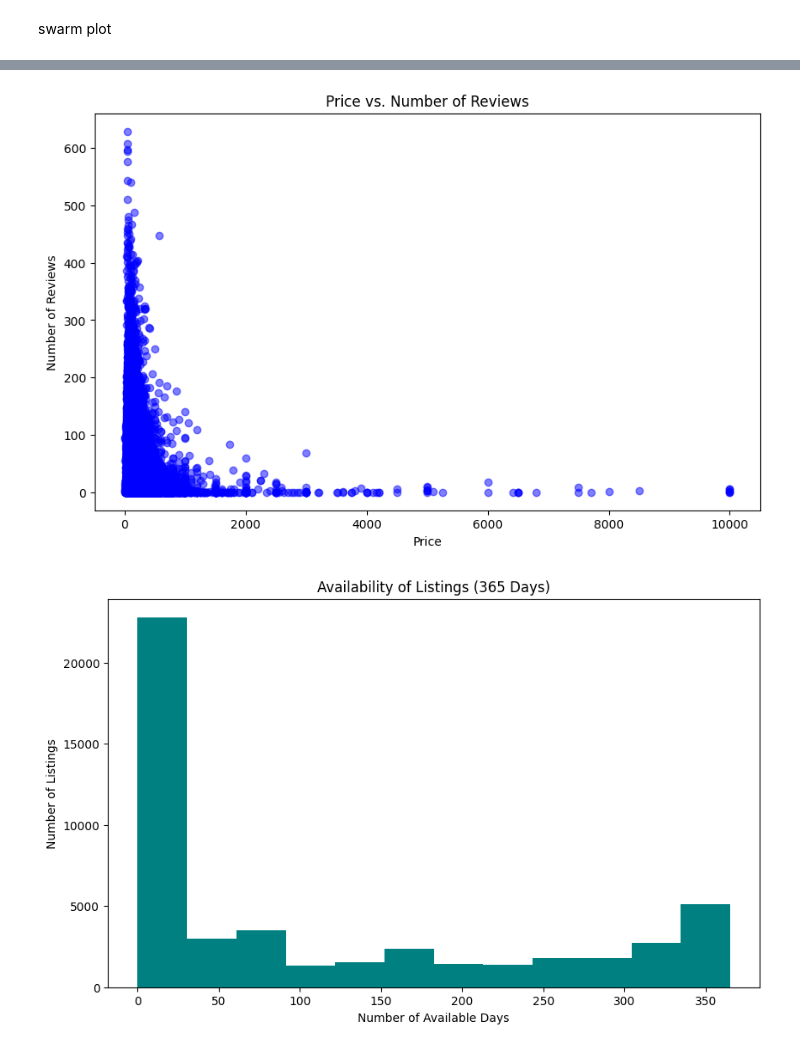
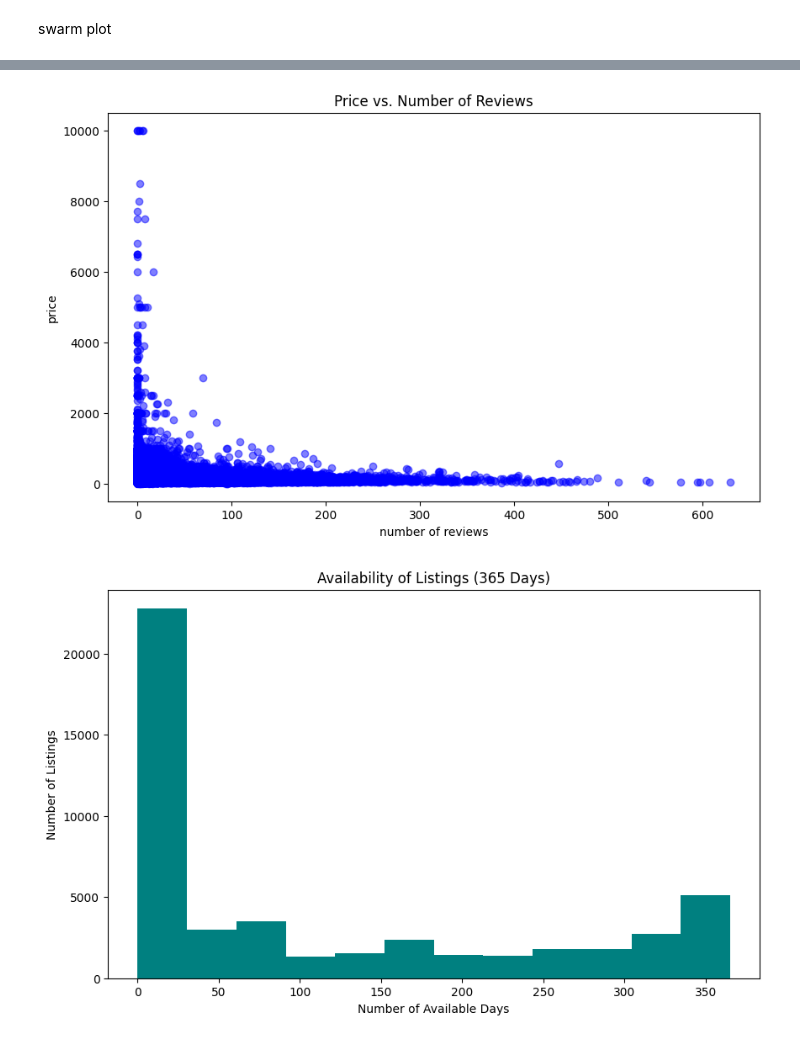
Before and after one commit to Krishil-Parikh/Bazinga_CodeClash, a Jupyter notebook: compute-task-a.ipynb, the cells around one changed output, grey strips where cells are left out. Cells and saved outputs as stored; diff of their text form; code cells hidden in the pictures.

```diff
--- a/compute-task-a.ipynb
+++ b/compute-task-a.ipynb
@@ -102,3 +118,5 @@ last_review_date and reviews_per_month have 10,052 missing values each.
 
 **Both the review variables have higher missing values so
  We can ignore these variables for our analysis for now.**
+# %%
+pd_df2 = pd_df.drop(columns=['last_review_date', 'reviews_per_month'])
@@ -257,11 +325,11 @@ Prices for shared rooms (with differnet areas) are consistent, but other room ty
 # %%
 plt.figure(figsize=(10, 6))
-plt.scatter(pd_df['price (in dollars)'], pd_df['no_of_reviews'], alpha=0.5, color='blue')
-plt.xlabel('Price')
-plt.ylabel('Number of Reviews')
+plt.scatter(pd_df2['no_of_reviews'], pd_df['price (in dollars)'], alpha=0.5, color='blue')
+plt.xlabel('number of reviews')
+plt.ylabel('price')
 plt.title('Price vs. Number of Reviews')
 plt.show()
 # %% [output]
-[figure, old version]
+[figure, new version]
 # %%
 plt.figure(figsize=(10, 6))
```
Also changed, not shown: parts of 21 cells of this notebook.
